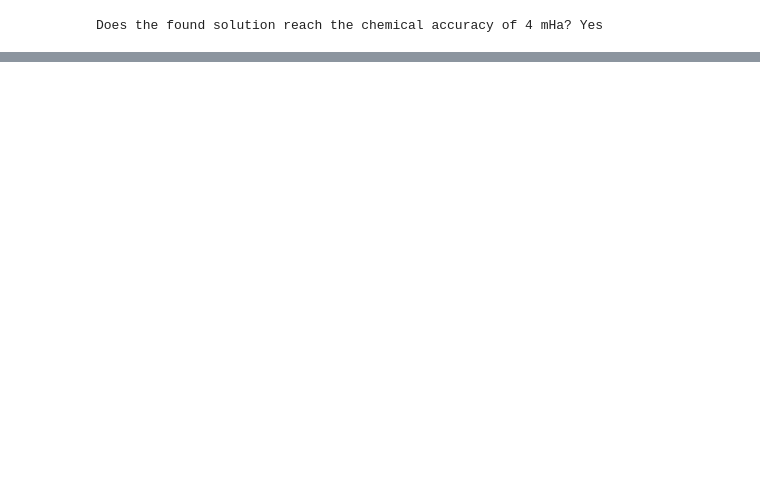
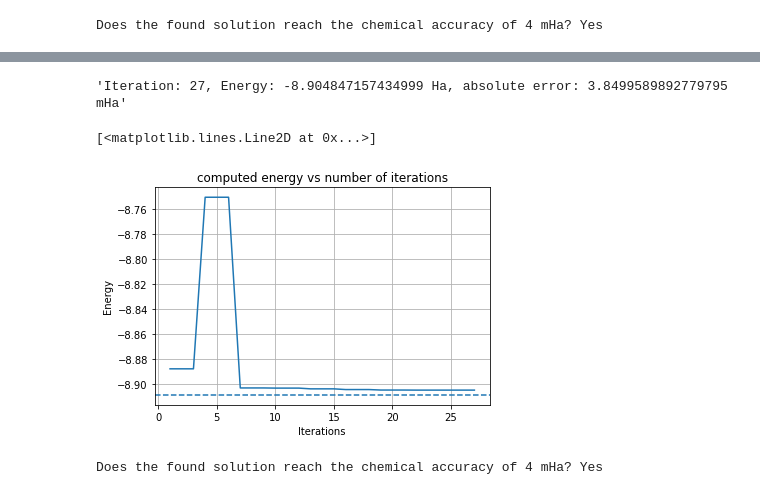
Before and after one commit to qiskit-community/ibm-quantum-challenge-2021, a Jupyter notebook: solutions by participants/ex5/ex5_solution_Valerio-Bitetta.ipynb, the cells around one changed output, grey strips where cells are left out. Saved outputs shown, nothing was run; the diff lists cells and outputs as text; code cells hidden in the pictures; blank space fills up the shorter version.

```diff
--- a/solutions by participants/ex5/ex5_solution_Valerio-Bitetta.ipynb
+++ b/solutions by participants/ex5/ex5_solution_Valerio-Bitetta.ipynb
@@ -292,0 +327,47 @@ Does the found solution reach the chemical accuracy of 4 mHa? Yes
+# %%
+counts = []
+values = []
+params = []
+deviation = []
+
+# Set initial parameters of the ansatz
+# We choose a fixed small displacement
+# So all participants start from similar starting point
+try:
+    initial_point = [0.01] * len(ansatz.ordered_parameters)
+except:
+    initial_point = [0.01] * ansatz.num_parameters
+
+
+algorithm = VQE(ansatz,
+                optimizer=optimizer,
+                quantum_instance=backend,
+                callback=callback,
+                initial_point=initial_point)
+
+result = algorithm.compute_minimum_eigenvalue(qubit_op)
+# %% [output]
+'Iteration: 27, Energy: -8.904847157434999 Ha, absolute error: 3.8499589892779795 mHa'
+# %%
+pass_ = Unroller(['u', 'cx'])
+pm = PassManager(pass_)
+ansatz_tp = pm.run(ansatz)
+cnots = ansatz_tp.count_ops()['cx']
+score = cnots
+
+fig, ax = plt.subplots(1, 1)
+plt.title(f"computed energy vs number of iterations")
+ax.set_ylabel('Energy')
+ax.set_xlabel('Iterations')
+ax.grid()
+ax.axhline(exact_electronic_energy, linestyle='--')
+ax.plot(counts, values)
+# %% [output]
+[<matplotlib.lines.Line2D at 0x...>]
+[figure, added]
+# %%
+vqe_energy = frozen_core_energy+result.eigenvalue
+abs_error = abs(vqe_energy - exact_electronic_energy)
+print(f"Does the found solution reach the chemical accuracy of 4 mHa? {'Yes' if abs_error<0.004 else 'No'}")
+# %% [output]
+Does the found solution reach the chemical accuracy of 4 mHa? Yes
```
Also changed, not shown: parts of 8 cells of this notebook.
